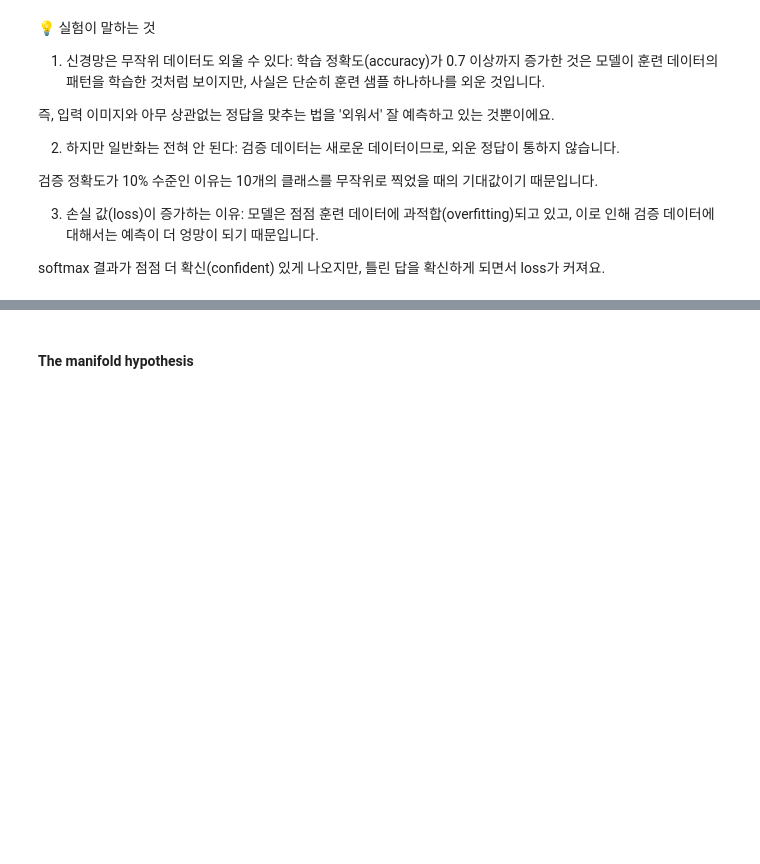
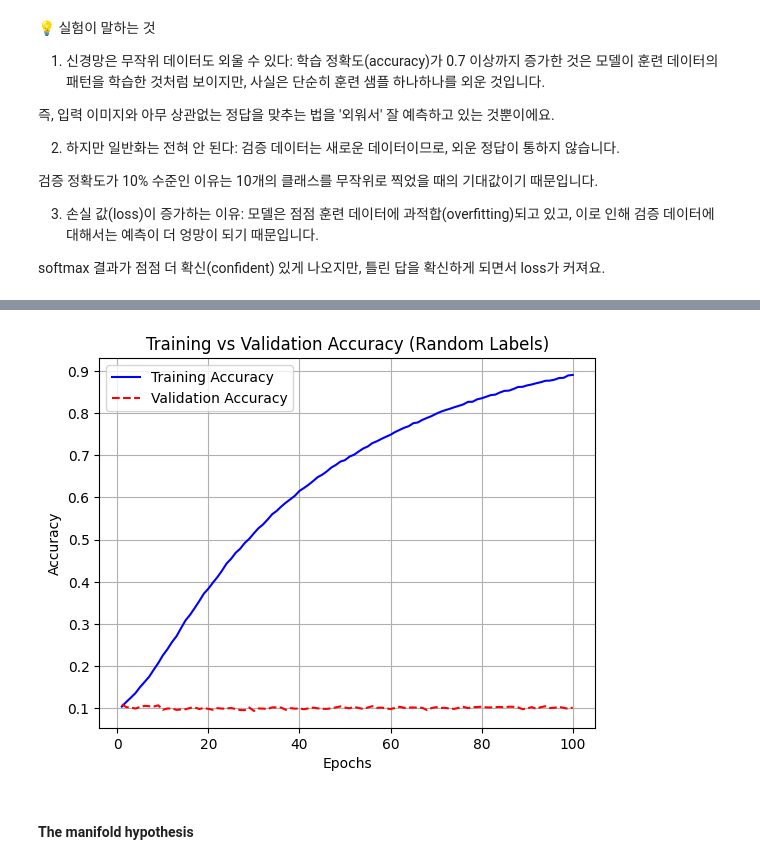
Before and after one commit to seohyun34/test, a Jupyter notebook: chapter05_fundamentals-of-ml.ipynb, the cells around one changed output, grey strips where cells are left out. Cells and saved outputs as stored; diff of their text form; code cells hidden in the pictures; blank space fills up the shorter version.

```diff
--- a/chapter05_fundamentals-of-ml.ipynb
+++ b/chapter05_fundamentals-of-ml.ipynb
@@ -172,3 +244,42 @@ softmax 결과가 점점 더 확신(confident) 있게 나오지만, 틀린 답
+# %%
+# - Fitting a MNIST model with randomly shuffled labels.  Visualize training accuracy and validation accuracy? (랜덤 레이블 학습 후 훈련 정확도와 검증 정확도 시각화)
+# 데이터 준비
+(train_images, train_labels), _ = mnist.load_data()
+train_images = train_images.reshape((60000, 28 * 28)).astype("float32") / 255
+
+# 라벨 무작위 섞기
+random_train_labels = train_labels.copy()
+np.random.shuffle(random_train_labels)
+
+# 모델 정의 및 학습
+model = keras.Sequential([
+    layers.Dense(512, activation="relu"),
+    layers.Dense(10, activation="softmax")
+])
+model.compile(optimizer="rmsprop",
+              loss="sparse_categorical_crossentropy",
+              metrics=["accuracy"])
+
+history_random_labels = model.fit(
+    train_images, random_train_labels,
+    epochs=100, batch_size=128,
+    validation_split=0.2,
+    verbose=0
+)
+
+# 정확도 시각화
+epochs = range(1, 101)
+plt.plot(epochs, history_random_labels.history['accuracy'], 'b-', label='Training Accuracy')
+plt.plot(epochs, history_random_labels.history['val_accuracy'], 'r--', label='Validation Accuracy')
+plt.title("Training vs Validation Accuracy (Random Labels)")
+plt.xlabel("Epochs")
+plt.ylabel("Accuracy")
+plt.legend()
+plt.grid()
+plt.show()
+# training accuracy는 점점 올라가지만, val accuracy는 무작위이기 때문에 올라가지X → 일반화 능력 없음. 모델은 단순히 데이터를 외워서 학습함→ 과적합
+# %% [output]
+[figure, added]
 # %% [markdown]
 #### The manifold hypothesis
 # %% [markdown]
```
Also changed, not shown: parts of 8 cells of this notebook.
